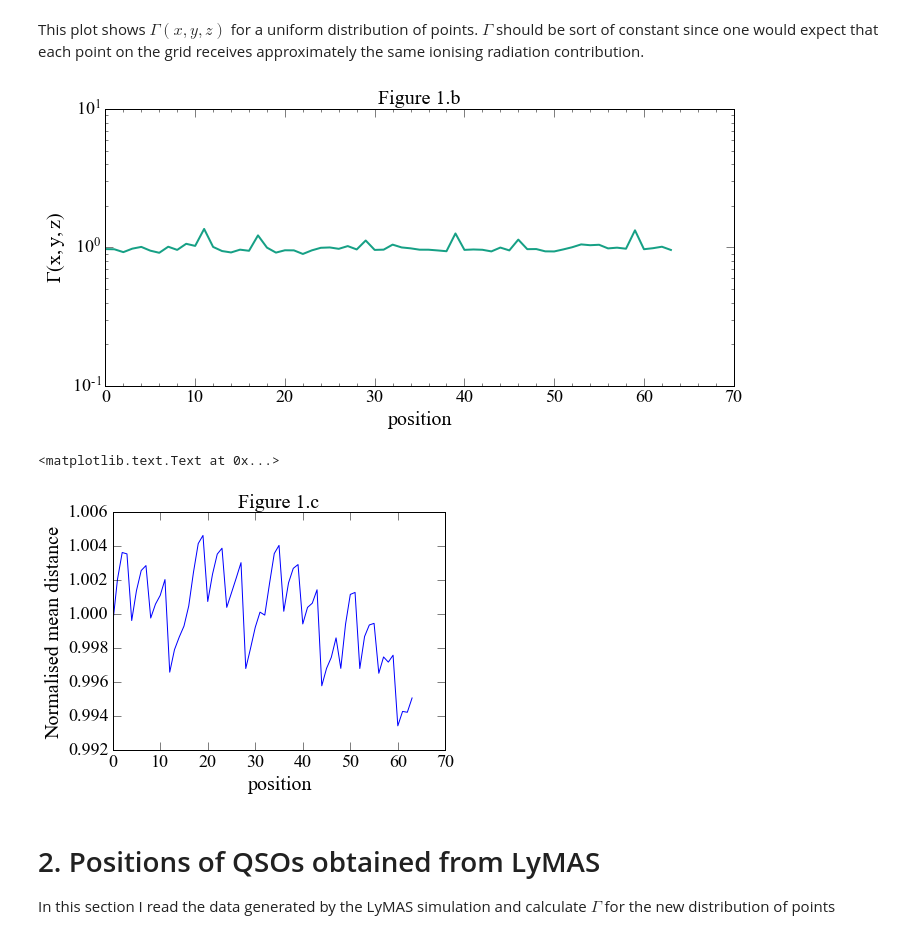
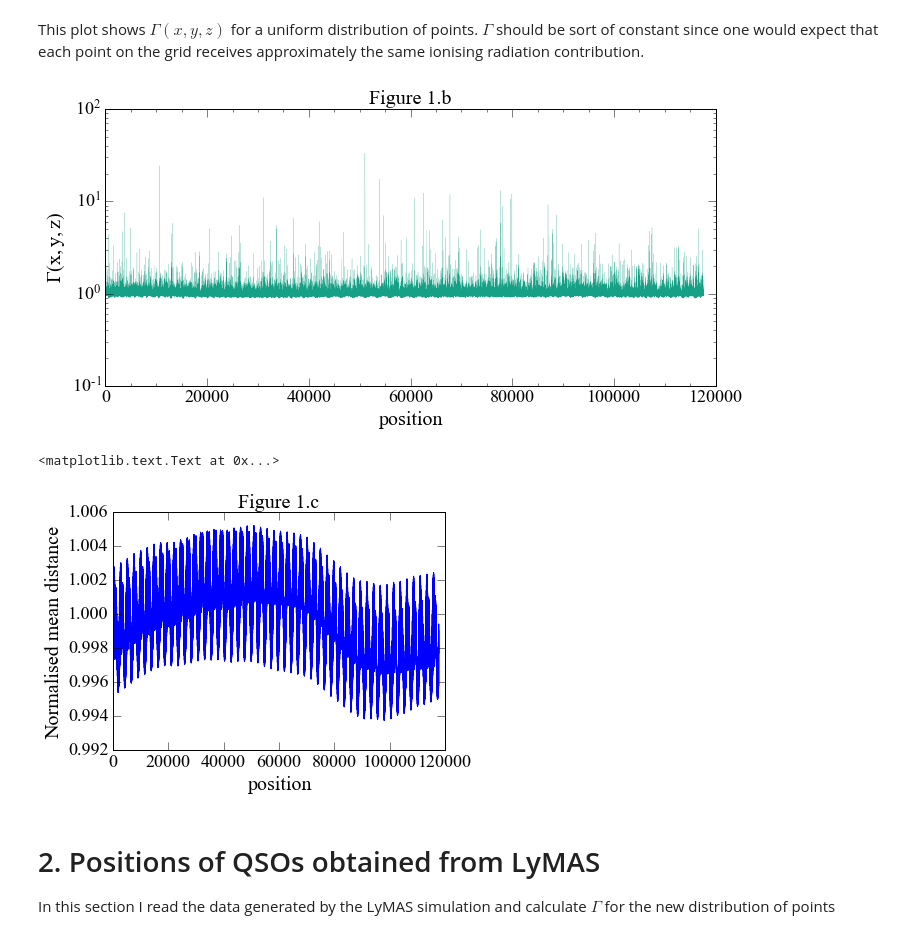
Before and after one commit to teresitasu/quasarpositions, a Jupyter notebook: qsosdistribution.ipynb, the cells around one changed output. Drawn from its saved outputs; the diff is of its cells as text; code cells hidden in the pictures.

```diff
--- a/qsosdistribution.ipynb
+++ b/qsosdistribution.ipynb
@@ -123,7 +122,7 @@ plt.hist(cube['cy'][slice_cube],bins=100)
 # %%
 #Grid
-xx = np.arange(0.20,1.00,0.20)
-yy = np.arange(0.20,1.00,0.20)
-zz = np.arange(0.20,1.00,0.20)
+xx = np.arange(0.020,1.00,0.020)
+yy = np.arange(0.020,1.00,0.020)
+zz = np.arange(0.020,1.00,0.020)
 print('Size of measuring grid:',xx.size*yy.size*zz.size)
 # %% [output]
@@ -205,17 +195,17 @@ This plot shows $\Gamma(x,y,z)$ for a uniform distribution of points. $\Gamma$ s
 # %%
 fig = plt.figure(1,figsize = (10,5))
 plt.minorticks_on()
 
-plt.plot(np.arange(gamma_a.size),gamma_a/gamma_a.mean(), linewidth=2.0, color='#16a085')
+plt.plot(np.arange(gamma_a.size),gamma_a/gamma_a.mean(), linewidth=0.15, color='#16a085')
 plt.yscale('log')
 plt.ylabel('$\Gamma(x,y,z)$')
 plt.xlabel('position')
 plt.title('Figure 1.b')
 plt.tight_layout()
 #plt.savefig('gammavspos.pdf')
 #This plot is the Gamma calculations at each point of the grid (the grid has 27 points).
 # %% [output]
-[figure, old version]
+[figure, new version]
 # %%
 #Some fluctuations due to the distance module and also affected by the periodic conditions
 plt.plot(mean_dist/np.mean(np.array(mean_dist)))
@@ -224,7 +214,7 @@ plt.xlabel('position')
 plt.title('Figure 1.c')
 # %% [output]
 <matplotlib.text.Text at 0x...>
-[figure, old version]
+[figure, new version]
 # %% [markdown]
 # 2. Positions of QSOs obtained from LyMAS
 
```
Also changed, not shown: parts of 9 cells of this notebook.
